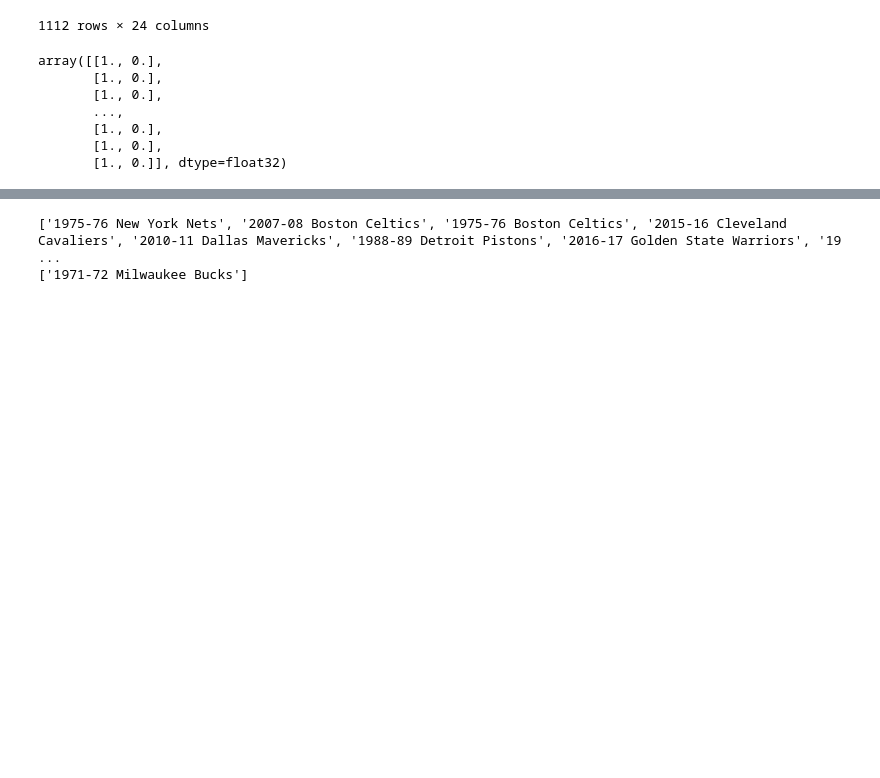
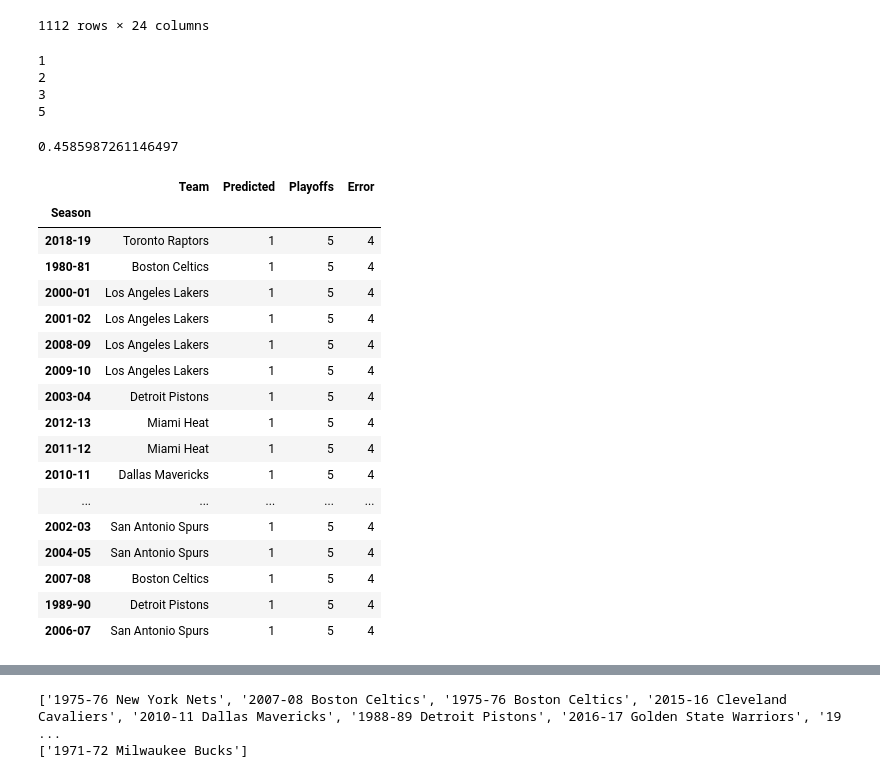
Before and after one commit to d-jenkins/NBA_Champs, a Jupyter notebook: Final_Project.ipynb, the cells around one changed output, grey strips where cells are left out. Drawn from its saved outputs; the diff is of its cells as text; code cells hidden in the pictures; blank space fills up the shorter version.

```diff
--- a/Final_Project.ipynb
+++ b/Final_Project.ipynb
@@ -140,28 +133,68 @@ all_rel_stats
 from sklearn.preprocessing import LabelEncoder
 from tensorflow.keras.utils import to_categorical
 
-X = all_stats.drop(["Team", "Season", "Chip?"], axis=1)
-y = all_stats["Chip?"].values.reshape(-1, 1)
+# uncomment below to use only data for playoff teams
+rel_playoffs = all_rel_stats.loc[all_rel_stats['Playoffs'] > 0, :]
+X = rel_playoffs.drop(["Team", "Playoffs"], axis=1)
+y = rel_playoffs["Playoffs"].values.reshape(-1, 1)
 
-# label-encode y data
-label_encoder = LabelEncoder()
-label_encoder.fit(y)
-encoded_y = label_encoder.transform(y)
+# uncomment to use all data
+# X = all_rel_stats.drop(["Team", "Playoffs"], axis=1)
+# y = all_rel_stats["Playoffs"].values.reshape(-1, 1)
 
-# One-hot encodde y data
-y = to_categorical(encoded_y)
-
-y
+# uncomment to one hot encode data
+# # label-encode y data
+# label_encoder = LabelEncoder()
+# label_encoder.fit(y)
+# encoded_y = label_encoder.transform(y)
+# # One-hot encode y data
+# y = to_categorical(encoded_y)
-# %% [output]
-array([[1., 0.],
-       [1., 0.],
-       [1., 0.],
-       ...,
-       [1., 0.],
-       [1., 0.],
-       [1., 0.]], dtype=float32)
 # %%
 # split data into training and testing sets
 from sklearn.model_selection import train_test_split
 
 X_train, X_test, y_train, y_test = train_test_split(X, y, random_state=42)
+# %%
+from sklearn.svm import SVC
+
+# train model
+clf = SVC()
+clf.fit(X_train, y_train)
+
+# test model
+this = clf.predict(X)
+clf.score(X_test, y_test)
+# %% [output]
+1
+2
+3
+5
+0.4585987261146497
+# %%
+# create dataframe to only hold data for playoff teams
+champs = all_rel_stats.copy().loc[all_rel_stats['Playoffs'] > 0, :]
+
+# add column to hold playoff success predicted by model
+champs['Predicted'] = this
+
+# add column with how wrong the models prediction was
+champs['Error'] = champs['Playoffs'].values - champs['Predicted'].values
+# %% [output]
+|  | Team | Predicted | Playoffs | Error |
+| Season |  |  |  |  |
+| 2018-19 | Toronto Raptors | 1 | 5 | 4 |
+| 1980-81 | Boston Celtics | 1 | 5 | 4 |
+| 2000-01 | Los Angeles Lakers | 1 | 5 | 4 |
+| 2001-02 | Los Angeles Lakers | 1 | 5 | 4 |
+| 2008-09 | Los Angeles Lakers | 1 | 5 | 4 |
+| 2009-10 | Los Angeles Lakers | 1 | 5 | 4 |
+| 2003-04 | Detroit Pistons | 1 | 5 | 4 |
+| 2012-13 | Miami Heat | 1 | 5 | 4 |
+| 2011-12 | Miami Heat | 1 | 5 | 4 |
+| 2010-11 | Dallas Mavericks | 1 | 5 | 4 |
+| ... | ... | ... | ... | ... |
+| 2002-03 | San Antonio Spurs | 1 | 5 | 4 |
+| 2004-05 | San Antonio Spurs | 1 | 5 | 4 |
+| 2007-08 | Boston Celtics | 1 | 5 | 4 |
+| 1989-90 | Detroit Pistons | 1 | 5 | 4 |
+| 2006-07 | San Antonio Spurs | 1 | 5 | 4 |
```
Also changed, not shown: parts of 15 cells of this notebook.
